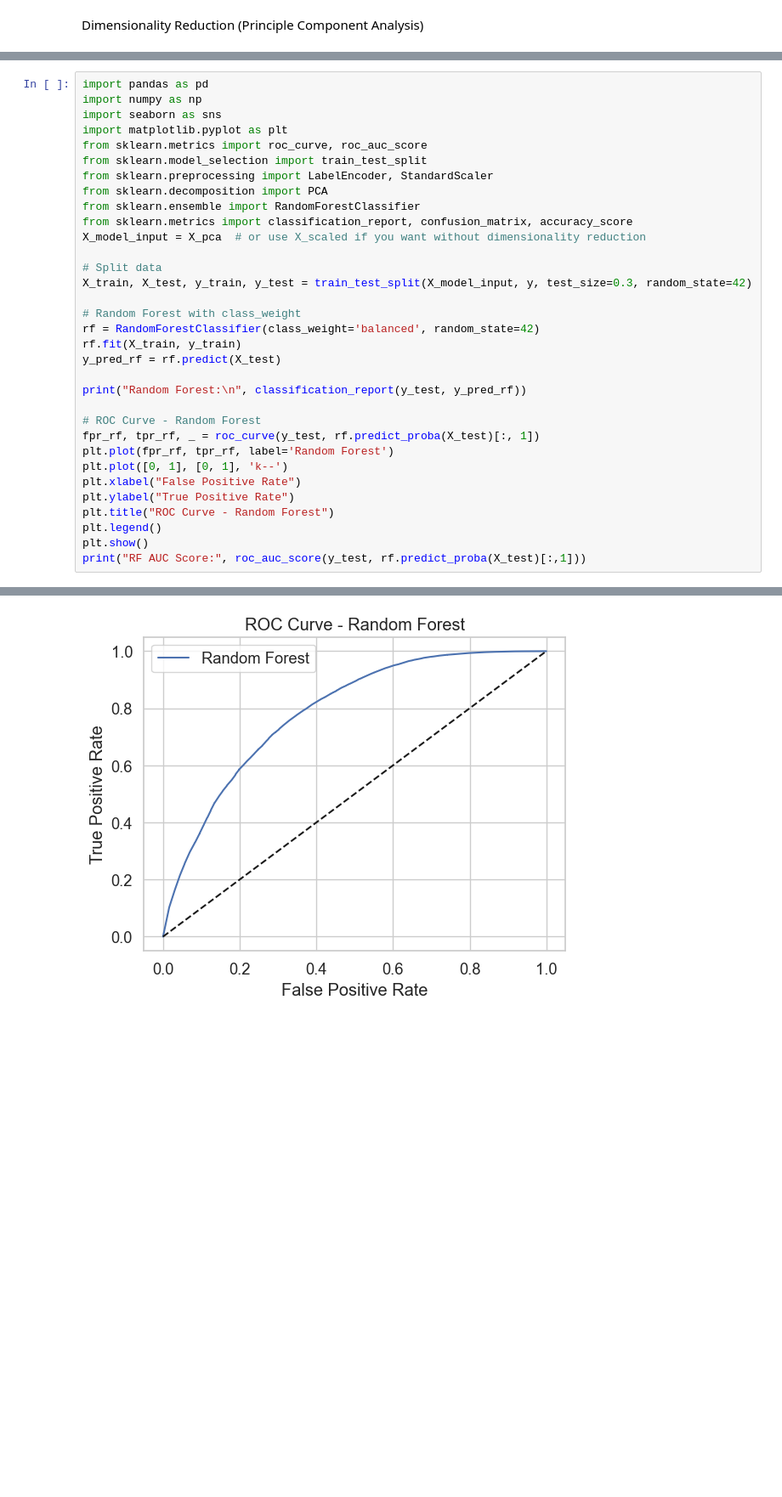
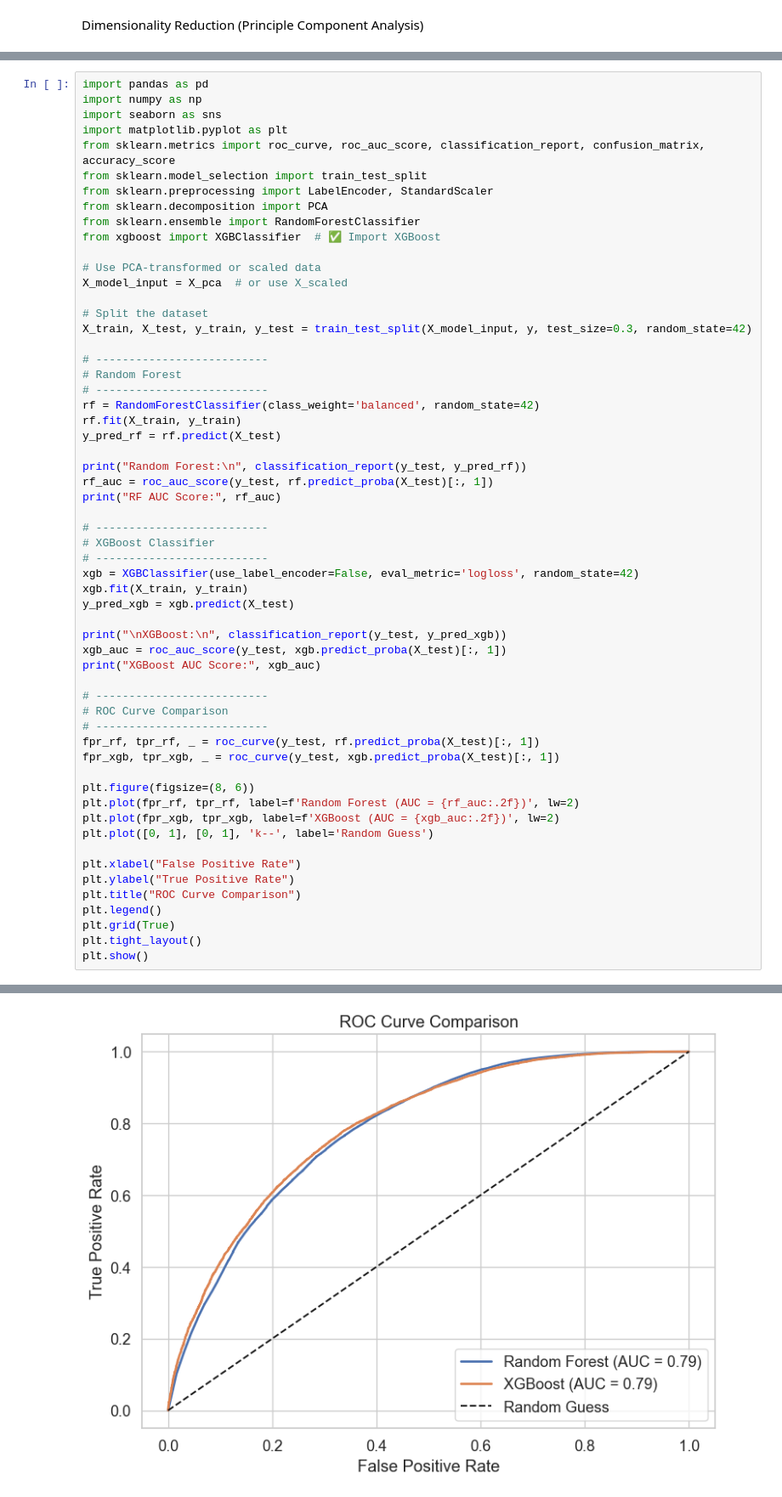
Before and after one commit to Dhairya-A-Mehra/DSBI, a Jupyter notebook: main.ipynb, the cells around one changed output, grey strips where cells are left out. Shown at 85% size. Drawn from its saved outputs; the diff is of its cells as text; blank space fills up the shorter version.

```diff
--- a/main.ipynb
+++ b/main.ipynb
@@ -813,34 +790,59 @@ import pandas as pd
 import numpy as np
 import seaborn as sns
 import matplotlib.pyplot as plt
-from sklearn.metrics import roc_curve, roc_auc_score
+from sklearn.metrics import roc_curve, roc_auc_score, classification_report, confusion_matrix, accuracy_score
 from sklearn.model_selection import train_test_split
 from sklearn.preprocessing import LabelEncoder, StandardScaler
 from sklearn.decomposition import PCA
 from sklearn.ensemble import RandomForestClassifier
-from sklearn.metrics import classification_report, confusion_matrix, accuracy_score
-X_model_input = X_pca  # or use X_scaled if you want without dimensionality reduction
+from xgboost import XGBClassifier  # ✅ Import XGBoost
 
-# Split data
+# Use PCA-transformed or scaled data
+X_model_input = X_pca  # or use X_scaled
+
+# Split the dataset
 X_train, X_test, y_train, y_test = train_test_split(X_model_input, y, test_size=0.3, random_state=42)
 
-# Random Forest with class_weight
+# --------------------------
+# Random Forest
+# --------------------------
 rf = RandomForestClassifier(class_weight='balanced', random_state=42)
 rf.fit(X_train, y_train)
 y_pred_rf = rf.predict(X_test)
 
 print("Random Forest:\n", classification_report(y_test, y_pred_rf))
+rf_auc = roc_auc_score(y_test, rf.predict_proba(X_test)[:, 1])
+print("RF AUC Score:", rf_auc)
 
-# ROC Curve - Random Forest
+# --------------------------
+# XGBoost Classifier
+# --------------------------
+xgb = XGBClassifier(use_label_encoder=False, eval_metric='logloss', random_state=42)
+xgb.fit(X_train, y_train)
+y_pred_xgb = xgb.predict(X_test)
+
+print("\nXGBoost:\n", classification_report(y_test, y_pred_xgb))
+xgb_auc = roc_auc_score(y_test, xgb.predict_proba(X_test)[:, 1])
+print("XGBoost AUC Score:", xgb_auc)
+
+# --------------------------
+# ROC Curve Comparison
+# --------------------------
 fpr_rf, tpr_rf, _ = roc_curve(y_test, rf.predict_proba(X_test)[:, 1])
-plt.plot(fpr_rf, tpr_rf, label='Random Forest')
-plt.plot([0, 1], [0, 1], 'k--')
+fpr_xgb, tpr_xgb, _ = roc_curve(y_test, xgb.predict_proba(X_test)[:, 1])
+
+plt.figure(figsize=(8, 6))
+plt.plot(fpr_rf, tpr_rf, label=f'Random Forest (AUC = {rf_auc:.2f})', lw=2)
+plt.plot(fpr_xgb, tpr_xgb, label=f'XGBoost (AUC = {xgb_auc:.2f})', lw=2)
+plt.plot([0, 1], [0, 1], 'k--', label='Random Guess')
+
 plt.xlabel("False Positive Rate")
 plt.ylabel("True Positive Rate")
-plt.title("ROC Curve - Random Forest")
+plt.title("ROC Curve Comparison")
 plt.legend()
+plt.grid(True)
+plt.tight_layout()
 plt.show()
-print("RF AUC Score:", roc_auc_score(y_test, rf.predict_proba(X_test)[:,1]))
 # %% [output]
 Random Forest:
                precision    recall  f1-score   support
@@ -854 +872 @@ weighted avg       0.76      0.77      0.77     53929
-[figure, old version]
+[figure, new version]
```
Also changed, not shown: parts of 6 cells of this notebook, 1 other file.
